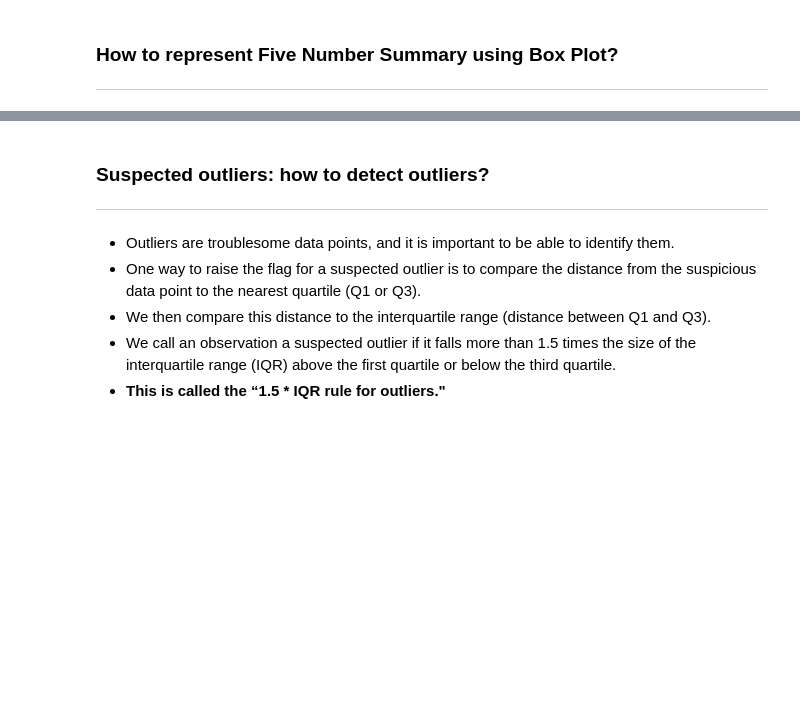
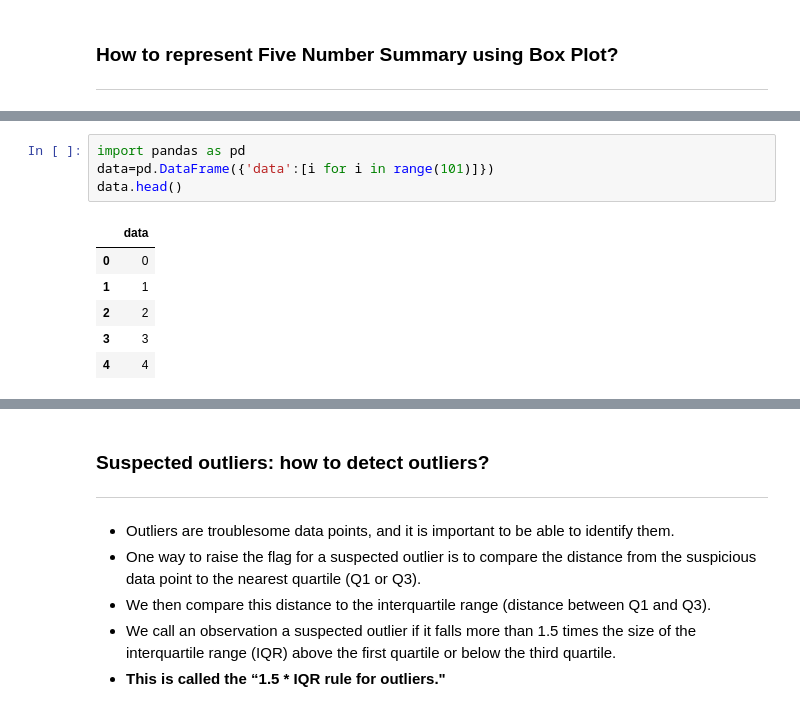
Before and after one commit to bnriiitb/applied_machine_learning_course, a Jupyter notebook: 03 Statistics/Math for Data Science - Statistics.ipynb, the cells around one changed output, grey strips where cells are left out. Saved outputs shown, nothing was run; the diff lists cells and outputs as text; blank space fills up the shorter version.

```diff
--- a/03 Statistics/Math for Data Science - Statistics.ipynb
+++ b/03 Statistics/Math for Data Science - Statistics.ipynb
@@ -211,3 +211,14 @@ Qualitative: Name, Gender, School
 ---------------------------------------
 # %% [markdown]
 <img src='box_plot.png' height=300px, width=500px>
+# %%
+import pandas as pd
+data=pd.DataFrame({'data':[i for i in range(101)]})
+data.head()
+# %% [output]
+|  | data |
+| 0 | 0 |
+| 1 | 1 |
+| 2 | 2 |
+| 3 | 3 |
+| 4 | 4 |
```
Also changed, not shown: parts of 16 cells of this notebook, 2 other files.
